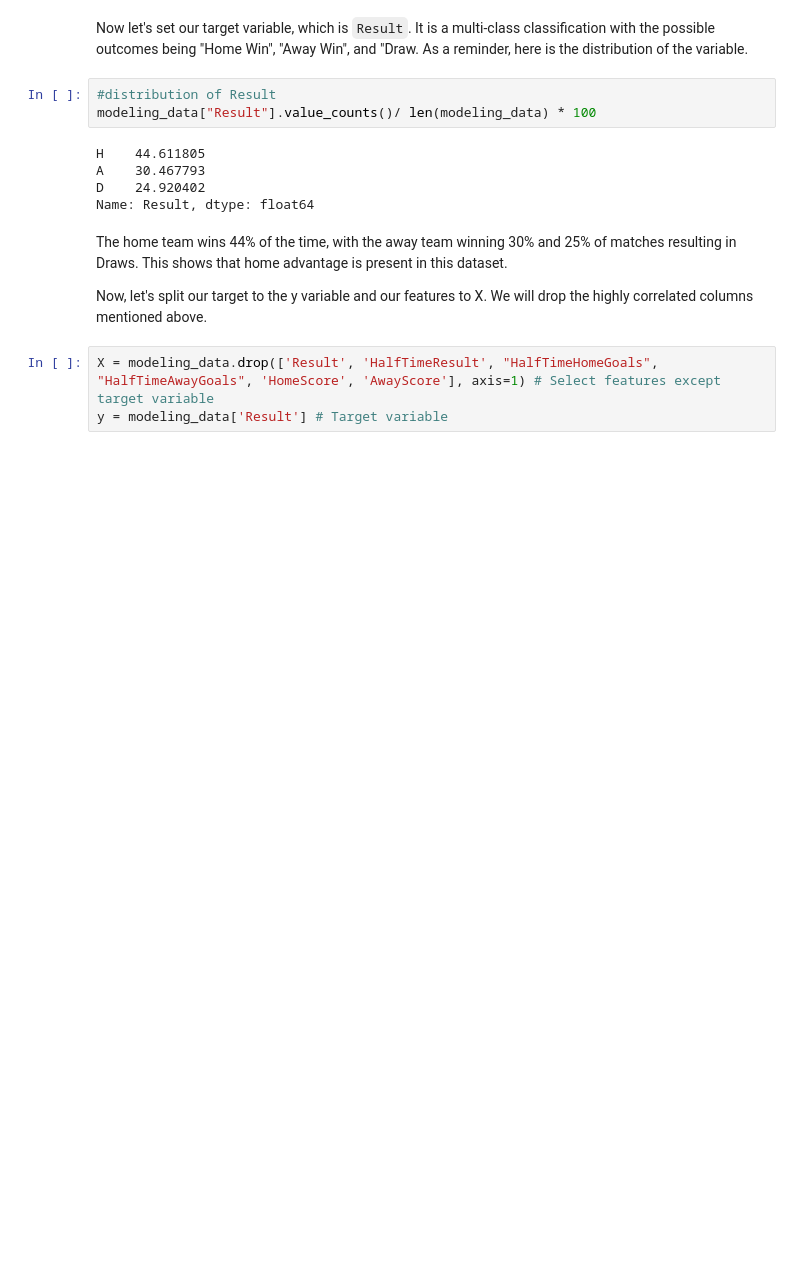
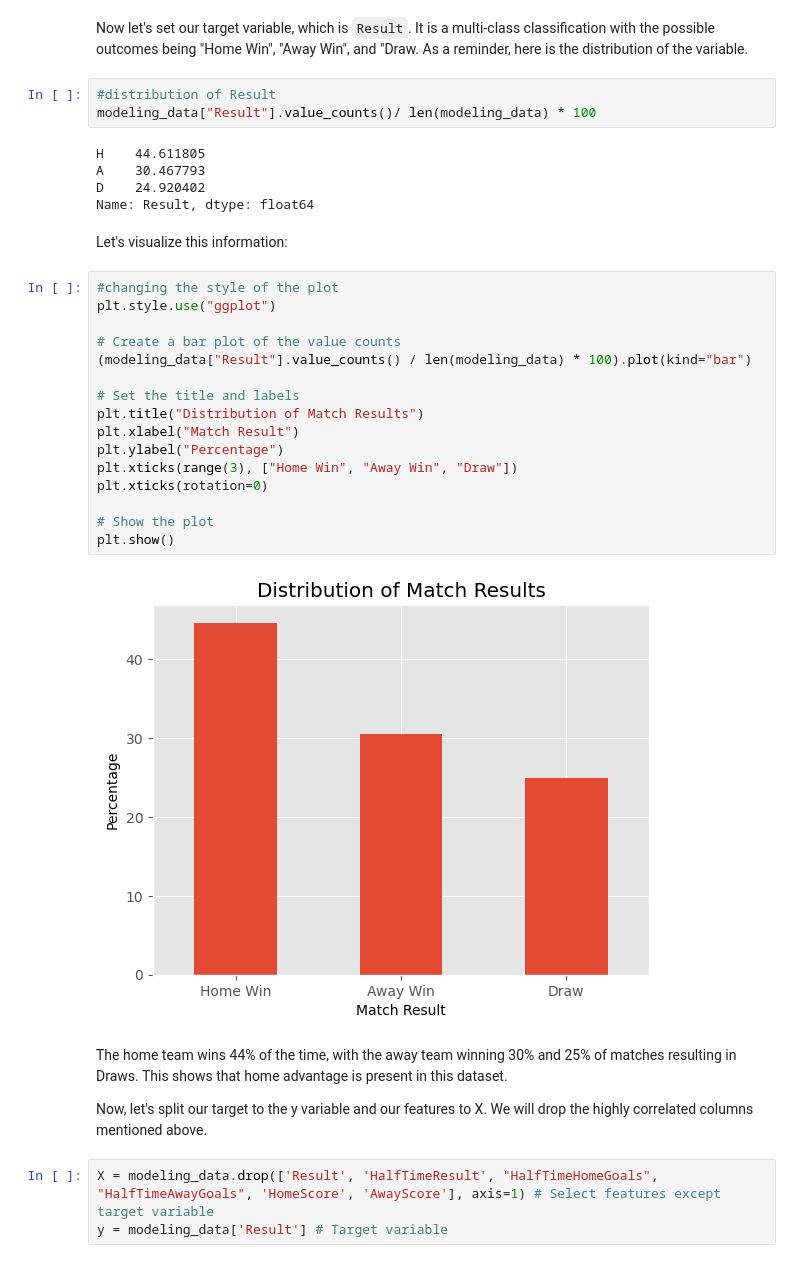
Before and after one commit to RomanKovv/Soccer-Prophet---Machine-Learning-Match-Prediction-Model, a Jupyter notebook: Part_2_Models.ipynb, the cells around one changed output. Cells and saved outputs as stored; diff of their text form; blank space fills up the shorter version.

```diff
--- a/Part_2_Models.ipynb
+++ b/Part_2_Models.ipynb
@@ -69,6 +81,26 @@ H    44.611805
 A    30.467793
 D    24.920402
 Name: Result, dtype: float64
+# %% [markdown]
+Let's visualize this information:
+# %%
+#changing the style of the plot
+plt.style.use("ggplot")
+
+# Create a bar plot of the value counts
+(modeling_data["Result"].value_counts() / len(modeling_data) * 100).plot(kind="bar")
+
+# Set the title and labels
+plt.title("Distribution of Match Results")
+plt.xlabel("Match Result")
+plt.ylabel("Percentage")
+plt.xticks(range(3), ["Home Win", "Away Win", "Draw"])
+plt.xticks(rotation=0)
+
+# Show the plot
+plt.show()
+# %% [output]
+[figure, added]
 # %% [markdown]
 The home team wins 44% of the time, with the away team winning 30% and 25% of matches resulting in Draws. This shows that home advantage is present in this dataset.
 
```
Also changed, not shown: parts of 98 cells of this notebook.
